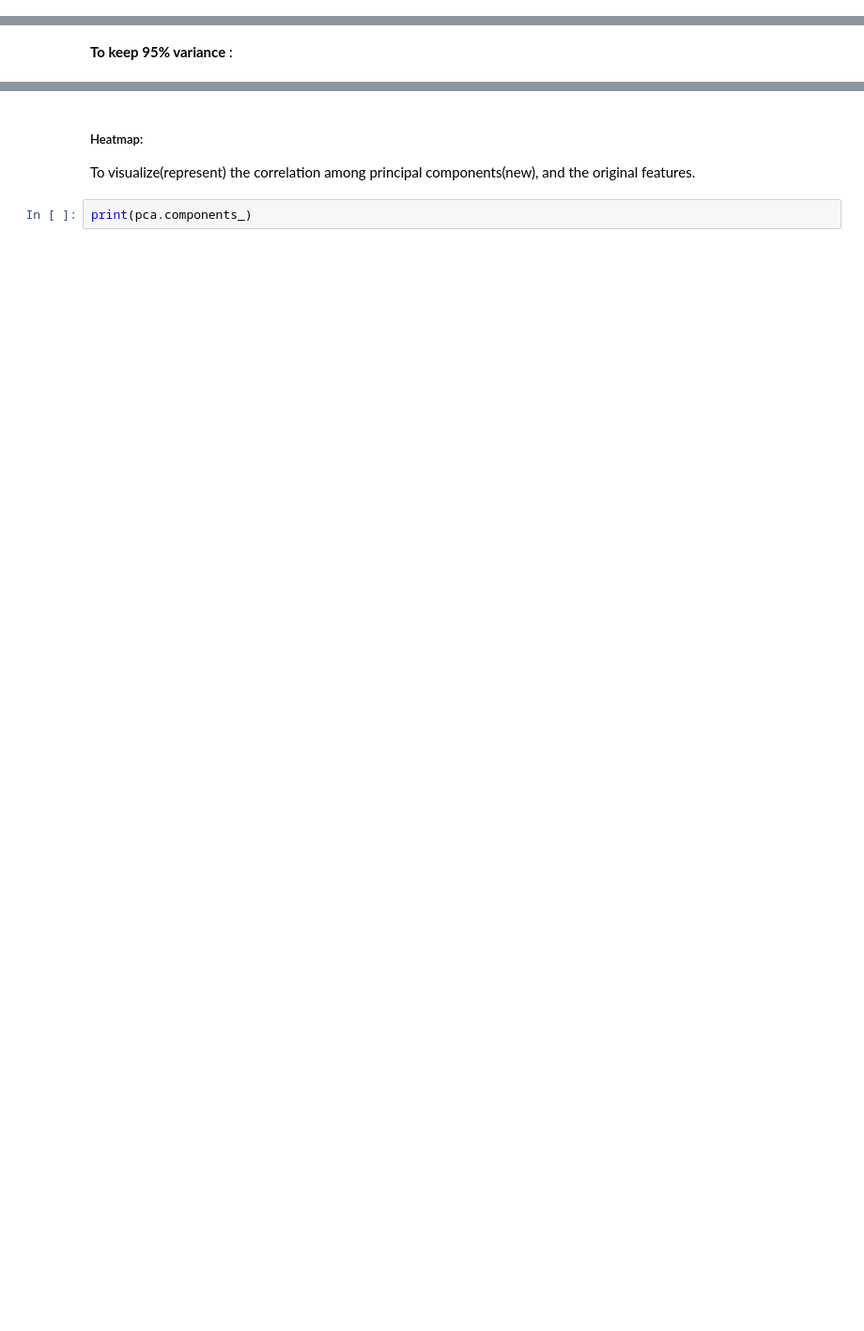
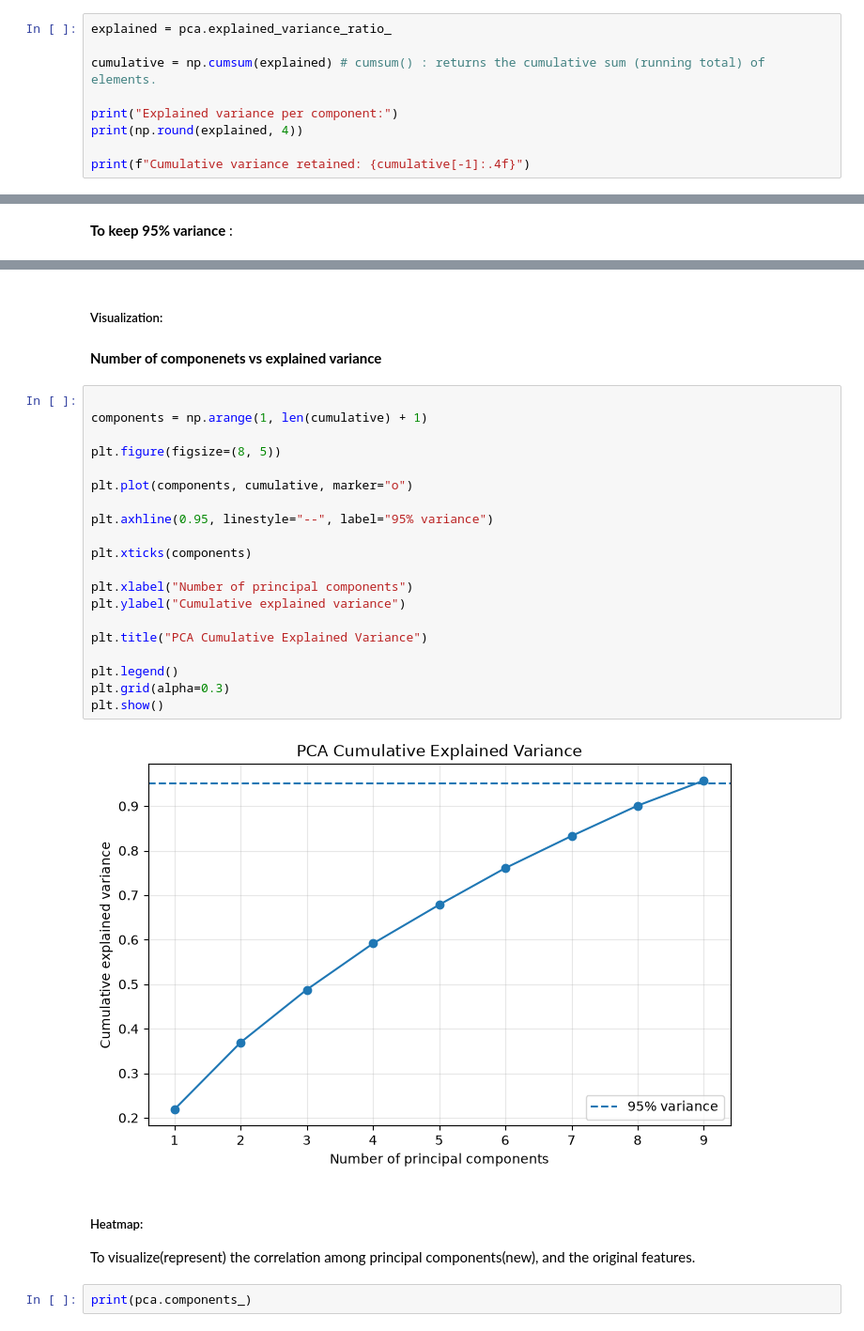
Before and after one commit to zaldin474/intership-progress, a Jupyter notebook: internship/week5/day3/jupy_day3.ipynb, the cells around one changed output, grey strips where cells are left out. Shown at 94% size. Cells and saved outputs as stored; diff of their text form; blank space fills up the shorter version.

```diff
--- a/internship/week5/day3/jupy_day3.ipynb
+++ b/internship/week5/day3/jupy_day3.ipynb
@@ -116,0 +77,9 @@ Text(0.5, 1.0, 'PCA princeple Components, 1 = Heart disease,  0 = Normal ')
+# %%
+explained = pca.explained_variance_ratio_
+
+cumulative = np.cumsum(explained) # cumsum() : returns the cumulative sum (running total) of elements.
+
+print("Explained variance per component:")
+print(np.round(explained, 4))
+
+print(f"Cumulative variance retained: {cumulative[-1]:.4f}")
@@ -167,3 +133,29 @@ By choosing 10 components, we reduce the dataset by one dimension while still re
+# %% [markdown]
+##### Visualization:
+# %% [markdown]
+**Number of componenets vs explained variance**
+# %%
+
+components = np.arange(1, len(cumulative) + 1)
+
+plt.figure(figsize=(8, 5))
+
+plt.plot(components, cumulative, marker="o")
+
+plt.axhline(0.95, linestyle="--", label="95% variance")
+
+plt.xticks(components)
+
+plt.xlabel("Number of principal components")
+plt.ylabel("Cumulative explained variance")
+
+plt.title("PCA Cumulative Explained Variance")
+
+plt.legend()
+plt.grid(alpha=0.3)
+plt.show()
+# %% [output]
+[figure, added]
 # %% [markdown]
 ##### Heatmap:
 
```
Also changed, not shown: parts of 16 cells of this notebook.
